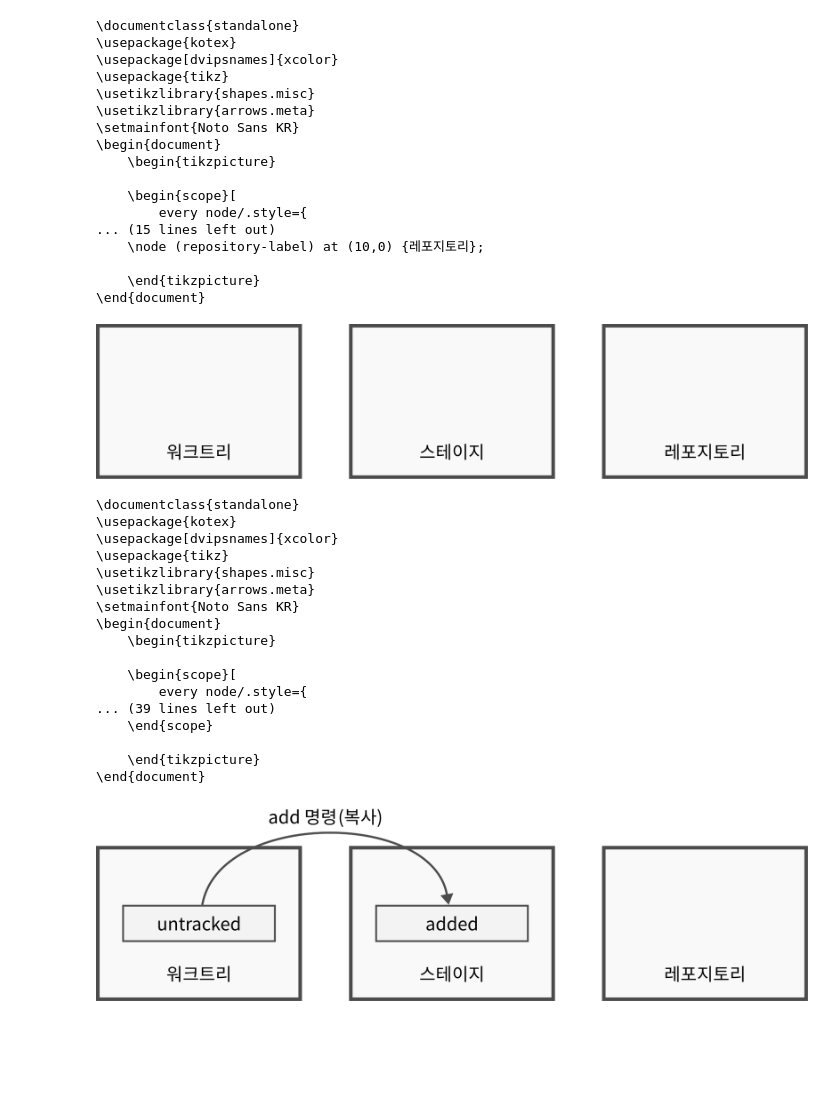
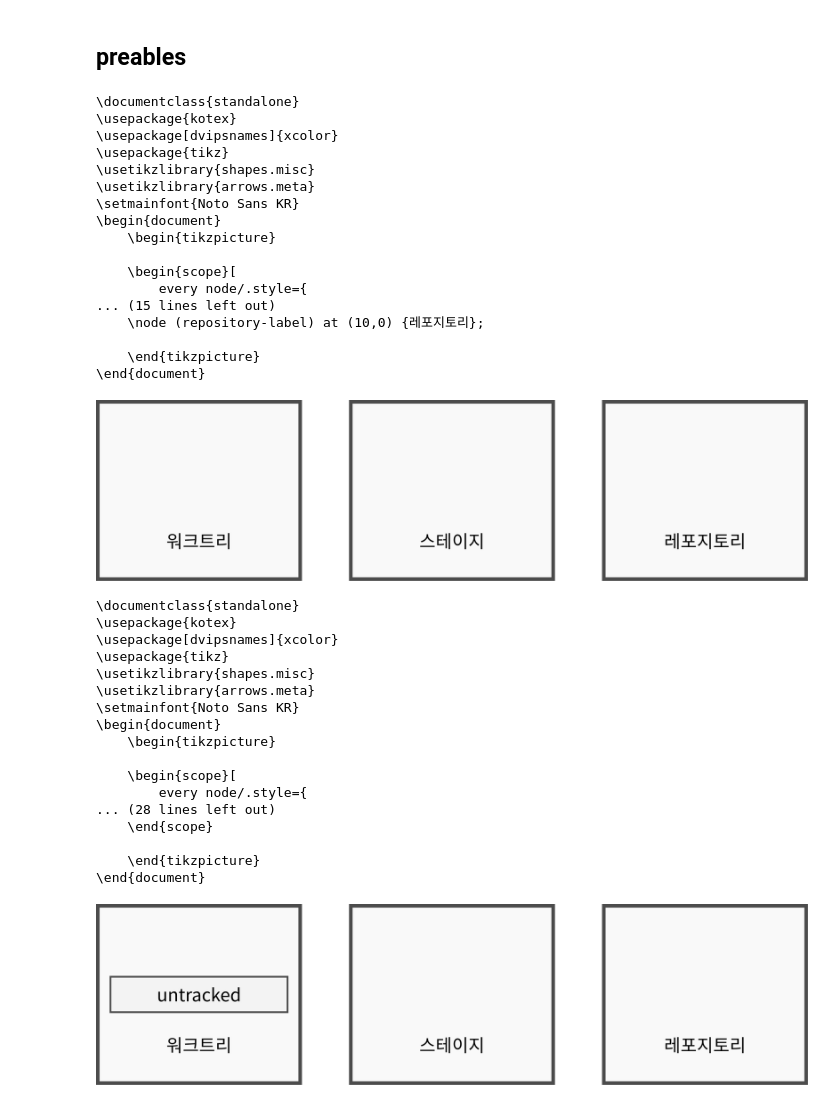
Before and after one commit to joelkim/book_git, a Jupyter notebook: figs/fig_basic.ipynb, the cells around one changed output. Saved outputs shown, nothing was run; the diff lists cells and outputs as text; code cells hidden in the pictures; blank space fills up the shorter version.

```diff
--- a/figs/fig_basic.ipynb
+++ b/figs/fig_basic.ipynb
@@ -1,5 +3,7 @@
 # %%
 %load_ext jupyter_tikz
+# %% [markdown]
+## preables
 # %%
 preamble = r"""
 \usepackage{kotex}
@@ -14,7 +18,7 @@ style_git_region = r"""
     draw=black!70,
     fill=lightgray!10,
     minimum width=4cm,
-    minimum height=3cm,
+    minimum height=3.5cm,
     rectangle,
     line width=2pt
 """
@@ -22,7 +26,7 @@ style_git_region = r"""
 style_git_file = r"""
     draw=black!70,
     fill=lightgray!20,
-    minimum width=3cm,
+    minimum width=3.5cm,
     minimum height=0.7cm,
     rectangle,
     line width=1pt
@@ -68,7 +74,7 @@ style_git_operation = r"""
 
     \end{tikzpicture}
 \end{document}
-[figure, old version]
+[figure, new version]
 # %%
 %%tikz -pt -e -tp xelatex -p "$preamble" -r -d 300 -S fig_basic_02
 \begin{tikzpicture}
@@ -82,39 +88,32 @@ style_git_operation = r"""
 \end{scope}
 
 \node (worktree-label)   at (0,0) {워크트리};
 \node (stage-label)      at (5,0) {스테이지};
 \node (repository-label) at (10,0) {레포지토리};
 
 \begin{scope}[
     every node/.style={(* style_git_file *)}
 ]
 \node (untracked)     at (0,1) {untracked};
-\node (added)         at (5,1) {added};
-\end{scope}
-
-\begin{scope}[
-    every edge/.style={(* style_git_operation *)}
-]
-\draw (untracked) edge[bend left=80] node[above] {add 명령(복사)} (added);
 \end{scope}
 
 \end{tikzpicture}
 # %% [output]
 \documentclass{standalone}
 \usepackage{kotex}
 \usepackage[dvipsnames]{xcolor}
 \usepackage{tikz}
 \usetikzlibrary{shapes.misc}
 \usetikzlibrary{arrows.meta}
 \setmainfont{Noto Sans KR}
 \begin{document}
     \begin{tikzpicture}
 
     \begin{scope}[
         every node/.style={
-... (39 lines left out)
+... (28 lines left out)
     \end{scope}
 
     \end{tikzpicture}
 \end{document}
-[figure, old version]
+[figure, new version]
```
Also changed, not shown: parts of 14 cells of this notebook, 21 other files.
